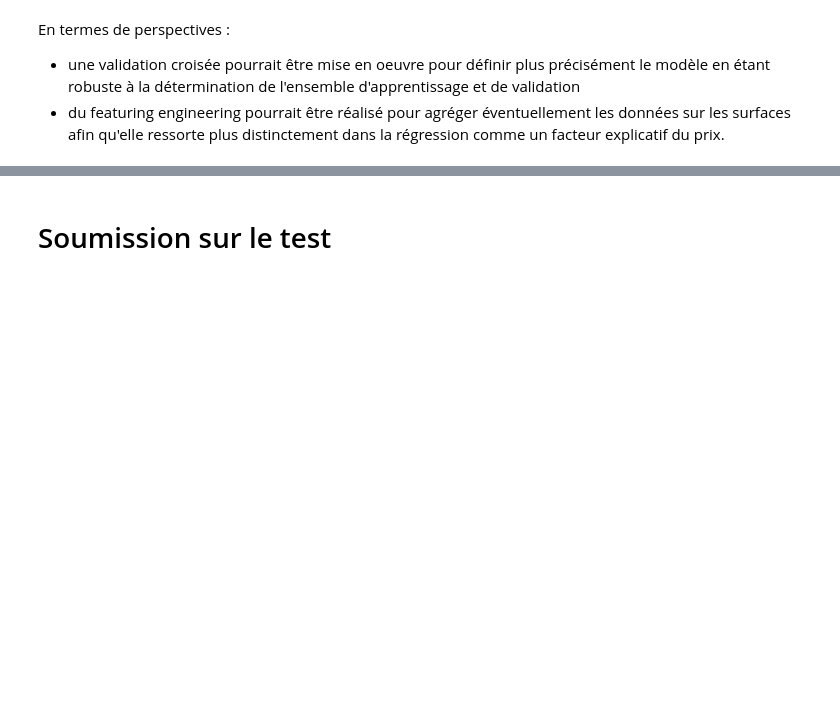
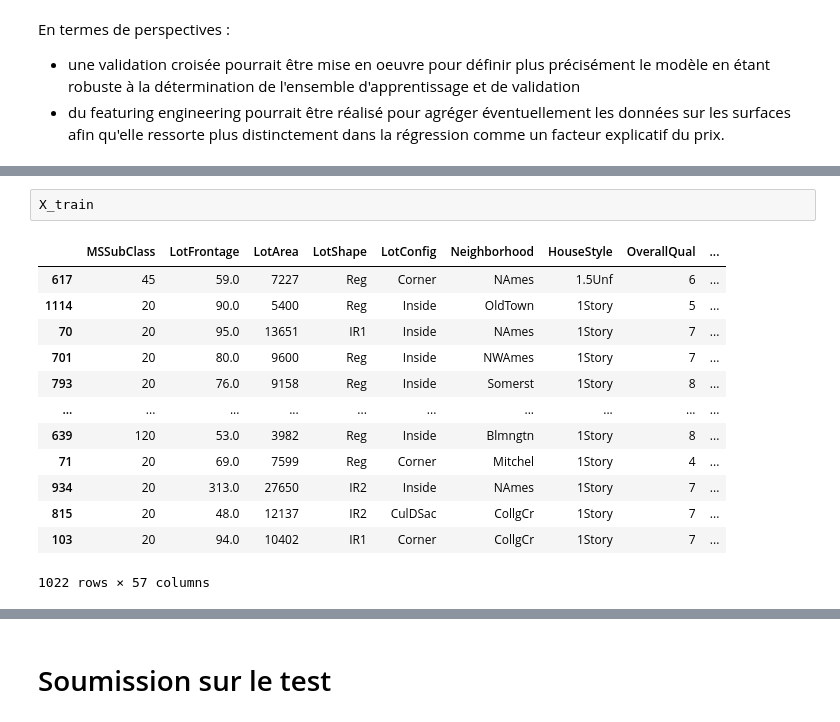
Before and after one commit to anthonymoisan/DeepLearningPredictHousePrices, a Jupyter notebook: src/project_house_prices.ipynb, the cells around one changed output, grey strips where cells are left out. Drawn from its saved outputs; the diff is of its cells as text; blank space fills up the shorter version.

```diff
--- a/src/project_house_prices.ipynb
+++ b/src/project_house_prices.ipynb
@@ -1133,0 +1149,16 @@ En termes de perspectives :
+# %%
+X_train
+# %% [output]
+|  | MSSubClass | LotFrontage | LotArea | LotShape | LotConfig | Neighborhood | HouseStyle | OverallQual | ... |
+| 617 | 45 | 59.0 | 7227 | Reg | Corner | NAmes | 1.5Unf | 6 | ... |
+| 1114 | 20 | 90.0 | 5400 | Reg | Inside | OldTown | 1Story | 5 | ... |
+| 70 | 20 | 95.0 | 13651 | IR1 | Inside | NAmes | 1Story | 7 | ... |
+| 701 | 20 | 80.0 | 9600 | Reg | Inside | NWAmes | 1Story | 7 | ... |
+| 793 | 20 | 76.0 | 9158 | Reg | Inside | Somerst | 1Story | 8 | ... |
+| ... | ... | ... | ... | ... | ... | ... | ... | ... | ... |
+| 639 | 120 | 53.0 | 3982 | Reg | Inside | Blmngtn | 1Story | 8 | ... |
+| 71 | 20 | 69.0 | 7599 | Reg | Corner | Mitchel | 1Story | 4 | ... |
+| 934 | 20 | 313.0 | 27650 | IR2 | Inside | NAmes | 1Story | 7 | ... |
+| 815 | 20 | 48.0 | 12137 | IR2 | CulDSac | CollgCr | 1Story | 7 | ... |
+| 103 | 20 | 94.0 | 10402 | IR1 | Corner | CollgCr | 1Story | 7 | ... |
+1022 rows × 57 columns
```
Also changed, not shown: parts of 53 cells of this notebook.
